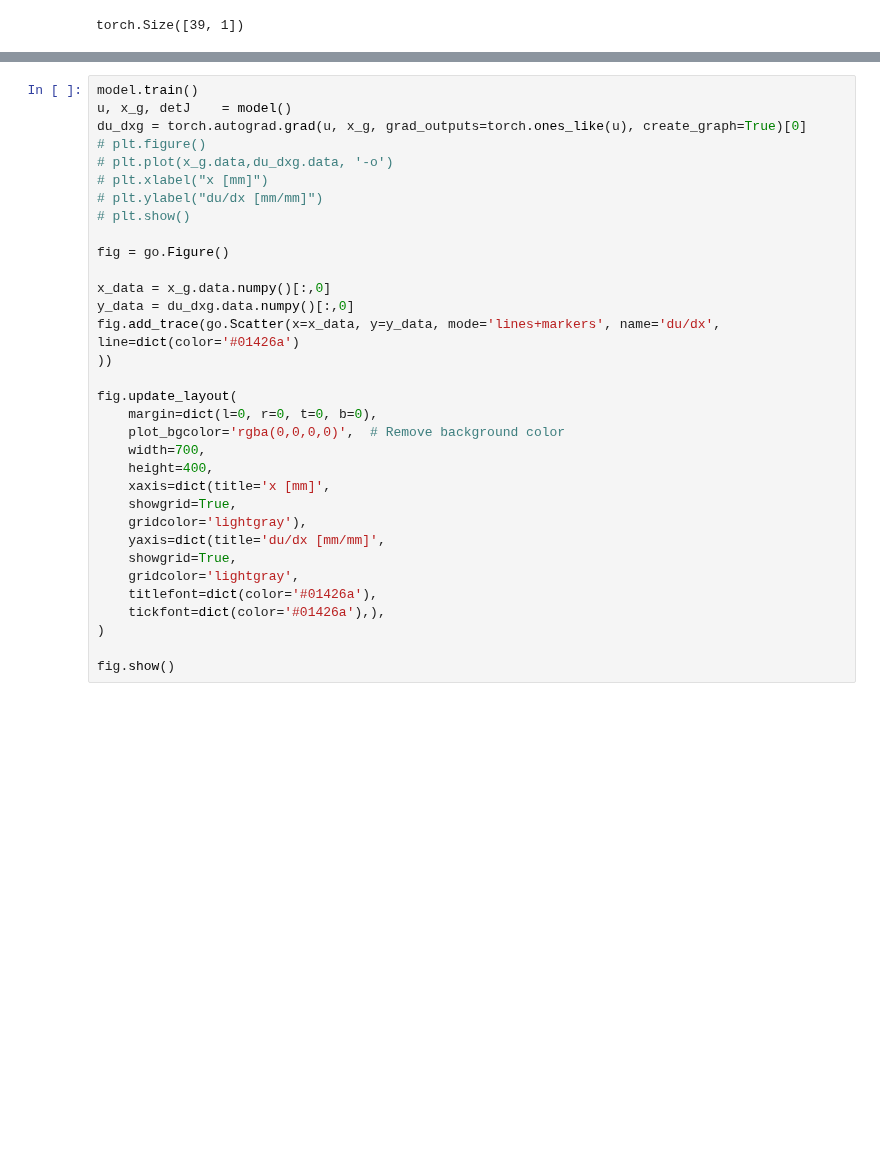
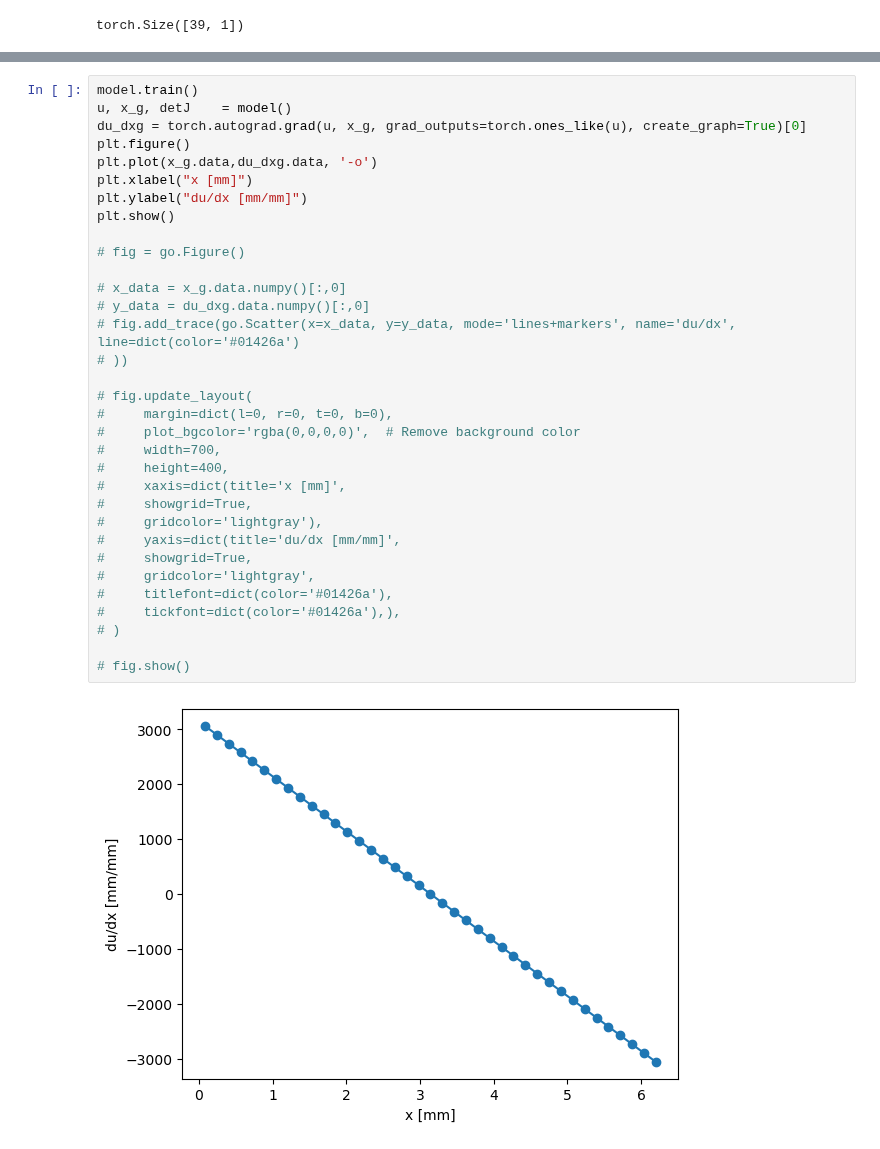
Before and after one commit to AlexandreDabySeesaram/Simplified_1D_NeuROM, a Jupyter notebook: demos/1D_element_based_LBFGS.ipynb, the cells around one changed output, grey strips where cells are left out. Drawn from its saved outputs; the diff is of its cells as text; blank space fills up the shorter version.

```diff
--- a/demos/1D_element_based_LBFGS.ipynb
+++ b/demos/1D_element_based_LBFGS.ipynb
@@ -416,33 +422,35 @@ fig.show()
 # %%
 model.train()
 u, x_g, detJ    = model()
 du_dxg = torch.autograd.grad(u, x_g, grad_outputs=torch.ones_like(u), create_graph=True)[0]
-# plt.figure()
-# plt.plot(x_g.data,du_dxg.data, '-o')
-# plt.xlabel("x [mm]")
-# plt.ylabel("du/dx [mm/mm]")
-# plt.show()
+plt.figure()
+plt.plot(x_g.data,du_dxg.data, '-o')
+plt.xlabel("x [mm]")
+plt.ylabel("du/dx [mm/mm]")
+plt.show()
 
-fig = go.Figure()
+# fig = go.Figure()
 
-x_data = x_g.data.numpy()[:,0]
-y_data = du_dxg.data.numpy()[:,0]
-fig.add_trace(go.Scatter(x=x_data, y=y_data, mode='lines+markers', name='du/dx', line=dict(color='#01426a')
-))
+# x_data = x_g.data.numpy()[:,0]
+# y_data = du_dxg.data.numpy()[:,0]
+# fig.add_trace(go.Scatter(x=x_data, y=y_data, mode='lines+markers', name='du/dx', line=dict(color='#01426a')
+# ))
 
-fig.update_layout(
-    margin=dict(l=0, r=0, t=0, b=0),
-    plot_bgcolor='rgba(0,0,0,0)',  # Remove background color
-    width=700,
-    height=400,
-    xaxis=dict(title='x [mm]',
-    showgrid=True,
-    gridcolor='lightgray'),
-    yaxis=dict(title='du/dx [mm/mm]',
-    showgrid=True,
-    gridcolor='lightgray',
-    titlefont=dict(color='#01426a'),
-    tickfont=dict(color='#01426a'),),
-)
+# fig.update_layout(
+#     margin=dict(l=0, r=0, t=0, b=0),
+#     plot_bgcolor='rgba(0,0,0,0)',  # Remove background color
+#     width=700,
+#     height=400,
+#     xaxis=dict(title='x [mm]',
+#     showgrid=True,
+#     gridcolor='lightgray'),
+#     yaxis=dict(title='du/dx [mm/mm]',
+#     showgrid=True,
+#     gridcolor='lightgray',
+#     titlefont=dict(color='#01426a'),
+#     tickfont=dict(color='#01426a'),),
+# )
 
-fig.show()
+# fig.show()
+# %% [output]
+[figure, added]
```
Also changed, not shown: parts of 3 cells of this notebook.
